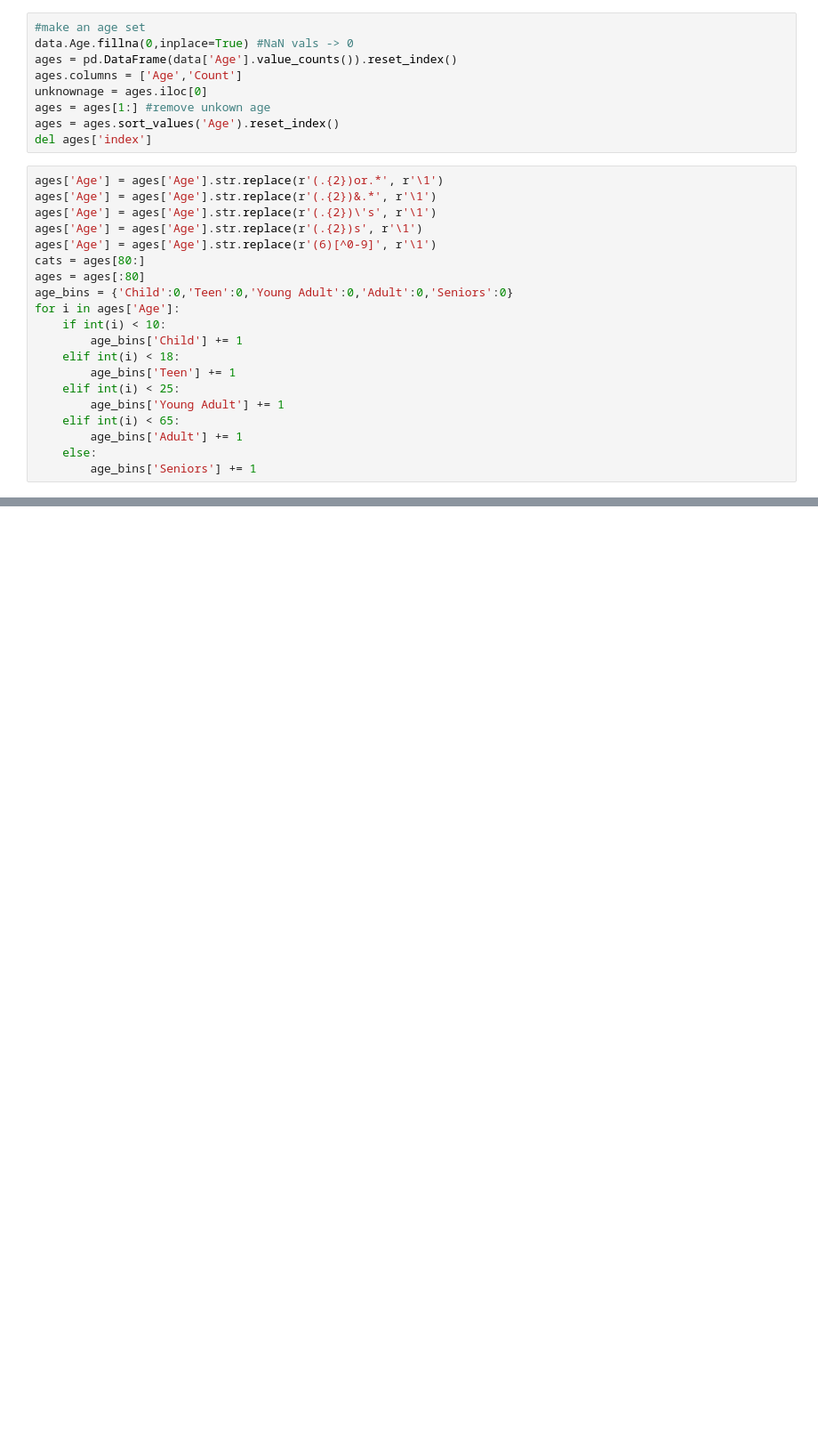
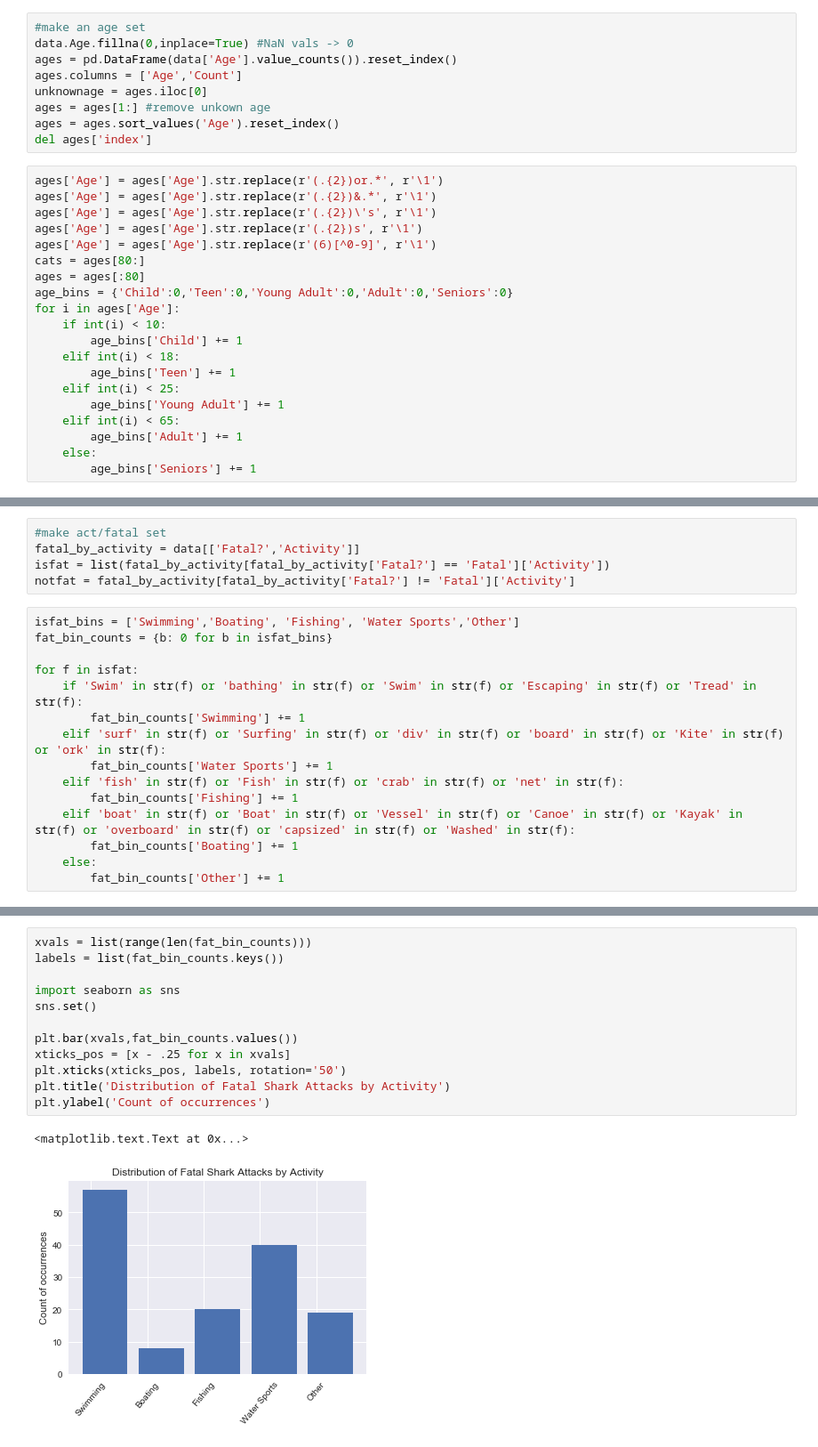
Before and after one commit to red7740/SharkAttacks, a Jupyter notebook: SharkAttacks/cleanup.ipynb, the cells around one changed output, grey strips where cells are left out. Shown: that part at 89% size. Saved outputs shown, nothing was run; the diff lists cells and outputs as text; blank space fills up the shorter version.

```diff
--- a/SharkAttacks/cleanup.ipynb
+++ b/SharkAttacks/cleanup.ipynb
@@ -88,0 +75,20 @@ cats
+# %%
+#make act/fatal set
+fatal_by_activity = data[['Fatal?','Activity']]
+isfat = list(fatal_by_activity[fatal_by_activity['Fatal?'] == 'Fatal']['Activity'])
+notfat = fatal_by_activity[fatal_by_activity['Fatal?'] != 'Fatal']['Activity']
+# %%
+isfat_bins = ['Swimming','Boating', 'Fishing', 'Water Sports','Other']
+fat_bin_counts = {b: 0 for b in isfat_bins}
+
+for f in isfat:
+    if 'Swim' in str(f) or 'bathing' in str(f) or 'Swim' in str(f) or 'Escaping' in str(f) or 'Tread' in str(f):
+        fat_bin_counts['Swimming'] += 1
+    elif 'surf' in str(f) or 'Surfing' in str(f) or 'div' in str(f) or 'board' in str(f) or 'Kite' in str(f) or 'ork' in str(f):
+        fat_bin_counts['Water Sports'] += 1
+    elif 'fish' in str(f) or 'Fish' in str(f) or 'crab' in str(f) or 'net' in str(f):
+        fat_bin_counts['Fishing'] += 1
+    elif 'boat' in str(f) or 'Boat' in str(f) or 'Vessel' in str(f) or 'Canoe' in str(f) or 'Kayak' in str(f) or 'overboard' in str(f) or 'capsized' in str(f) or 'Washed' in str(f):
+        fat_bin_counts['Boating'] += 1
+    else:
+        fat_bin_counts['Other'] += 1
@@ -88,0 +121,15 @@ cats
+# %%
+xvals = list(range(len(fat_bin_counts)))
+labels = list(fat_bin_counts.keys())
+
+import seaborn as sns
+sns.set()
+
+plt.bar(xvals,fat_bin_counts.values())
+xticks_pos = [x - .25 for x in xvals]
+plt.xticks(xticks_pos, labels, rotation='50')
+plt.title('Distribution of Fatal Shark Attacks by Activity')
+plt.ylabel('Count of occurrences')
+# %% [output]
+<matplotlib.text.Text at 0x...>
+[figure, added]
```
Also changed, not shown: parts of 21 cells of this notebook, 4 other files.
